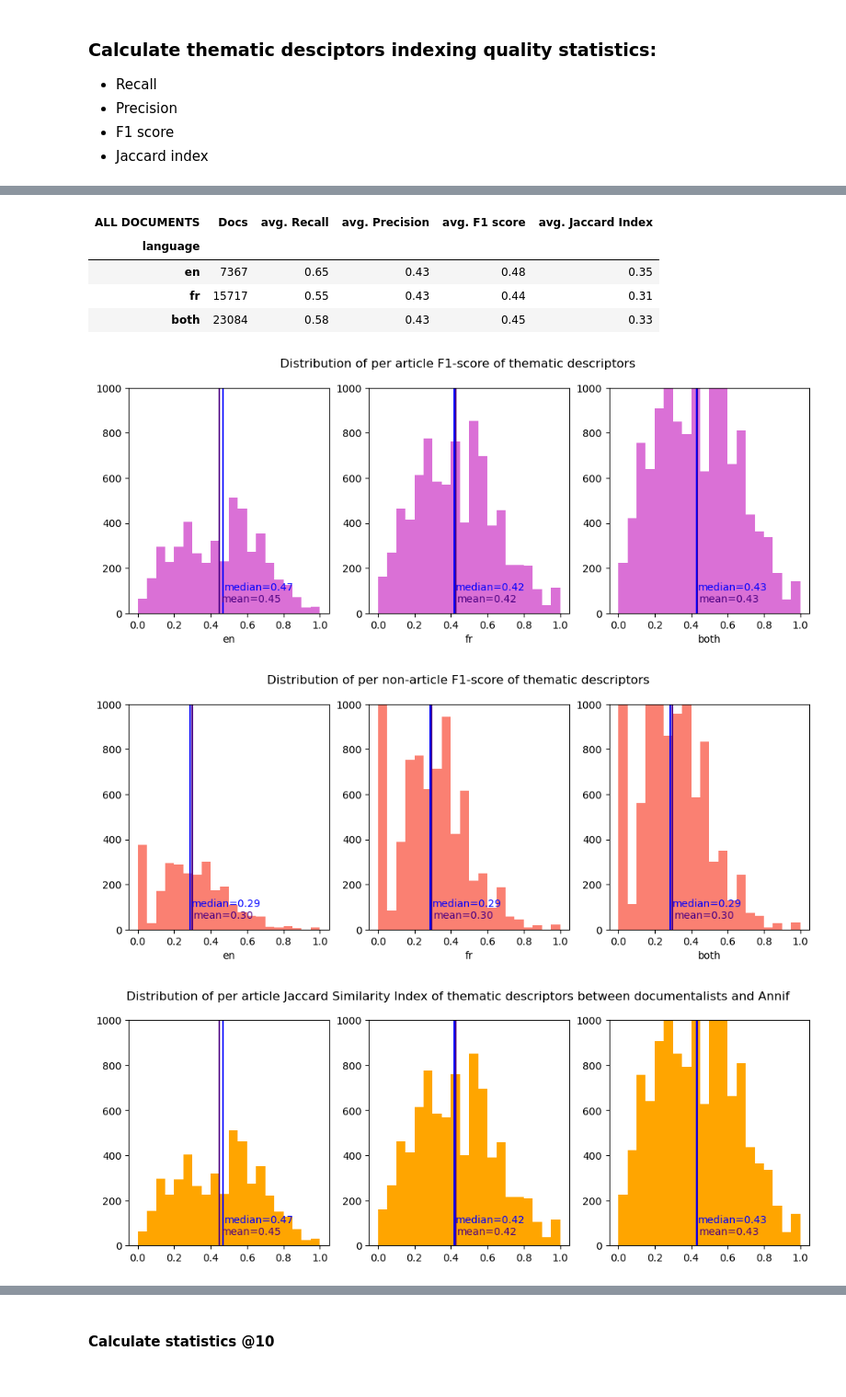
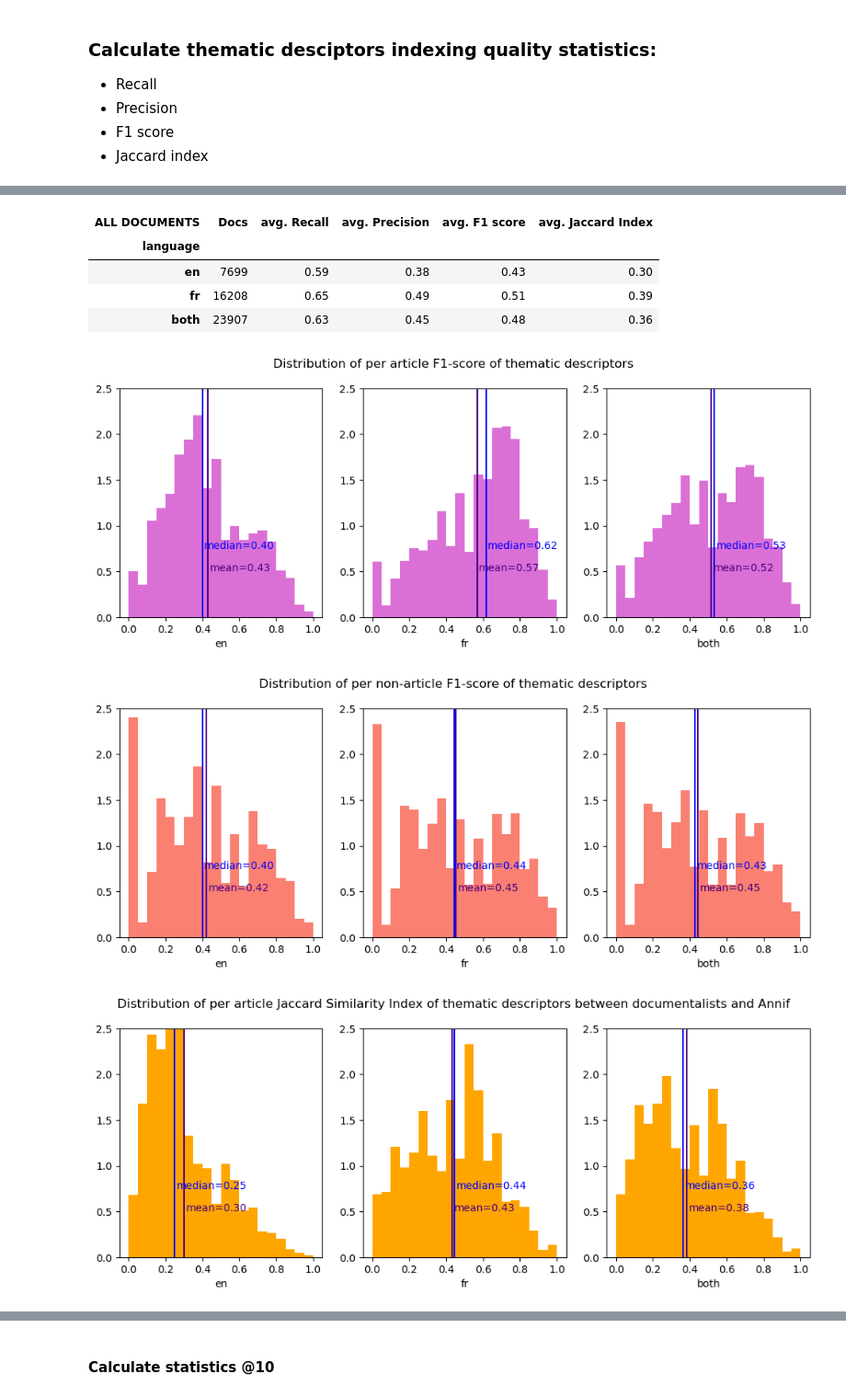
Before and after one commit to issa-project/issa-pipeline, a Jupyter notebook: notebooks/issa-descriptor-analysis.ipynb, the cells around one changed output, grey strips where cells are left out. Shown at 92% size. Cells and saved outputs as stored; diff of their text form; code cells hidden in the pictures.

```diff
--- a/notebooks/issa-descriptor-analysis.ipynb
+++ b/notebooks/issa-descriptor-analysis.ipynb
@@ -382,8 +303,8 @@ df_metrics_art['both'].head()
 # %%
-df_metrics_non_art = {}
+df_metrics_non_articles = {}
 
 for lang in ['en','fr']:
-    df_metrics_non_art[lang] = query_metrics(lang, articles=False)
+    df_metrics_non_articles[lang] = query_metrics(lang, articles=False)
 
-df_metrics_non_art['both'] = pd.concat(df_metrics_non_art.values() )
+df_metrics_non_articles['both'] = pd.concat(df_metrics_non_articles.values() )
 # %% [output]
@@ -427,14 +348,14 @@ def show_hist(plt, i, df , column='F1', x_label='',
 
     plt.subplot(1 , 3, i+1)
 
-    plt.hist(df.loc[:, column], 20, facecolor=hist_color)
+    plt.hist(df.loc[:, column], 20, facecolor=hist_color, density=True)
     plt.xlabel(x_label)#['English', 'French', 'Both'][i])
-    plt.ylim(0, 1000)
+    plt.ylim(0, 2.5)
     plt.axvline(mean, color='indigo')
-    plt.text(mean + 0.01, 50, 'mean=%.2f' % mean, color=mean_color)
+    plt.text(mean + 0.01, 0.5, 'mean=%.2f' % mean, color=mean_color)
 
     plt.axvline(median, color="blue")
-    plt.text(median + 0.01, 100, 'median=%.2f' % median , color=median_color)
+    plt.text(median + 0.01, 0.75, 'median=%.2f' % median , color=median_color)
 # %%
 # Enable to display dataframes side by side
 from IPython.display import display, HTML
@@ -468,49 +389,49 @@ display(df_summary)
 # %%
 pd.options.display.float_format = '{:,.2f}'.format
-df_metrics_all = {'en' : pd.concat([df_metrics_art['en'], df_metrics_non_art['en']]),
-                  'fr' : pd.concat([df_metrics_art['fr'], df_metrics_non_art['fr']]),
-                  'both': pd.concat([df_metrics_art['both'], df_metrics_non_art['both']])}
+df_metrics_all = {'en' : pd.concat([df_metrics_articles['en'], df_metrics_non_articles['en']]),
+                  'fr' : pd.concat([df_metrics_articles['fr'], df_metrics_non_articles['fr']]),
+                  'both': pd.concat([df_metrics_articles['both'], df_metrics_non_articles['both']])}
 
 df_summary = summary_dataframe(df_metrics_all, title='ALL DOCUMENTS')
 display(df_summary)
 # %% [output]
 | ALL DOCUMENTS | Docs | avg. Recall | avg. Precision | avg. F1 score | avg. Jaccard Index |
 | language |  |  |  |  |  |
-| en | 7367 | 0.65 | 0.43 | 0.48 | 0.35 |
-| fr | 15717 | 0.55 | 0.43 | 0.44 | 0.31 |
-| both | 23084 | 0.58 | 0.43 | 0.45 | 0.33 |
+| en | 7699 | 0.59 | 0.38 | 0.43 | 0.30 |
+| fr | 16208 | 0.65 | 0.49 | 0.51 | 0.39 |
+| both | 23907 | 0.63 | 0.45 | 0.48 | 0.36 |
 # %%
 fig = plt.figure(figsize=(12, 4))
 fig.suptitle('Distribution of per article F1-score of thematic descriptors')
 
-for i, df_f1 in enumerate(df_metrics_art.values()):
-    show_hist(plt, i, df_f1, 'JaccardIndex', list(df_metrics_art.keys())[i], hist_color='orchid')
+for i, df_f1 in enumerate(df_metrics_articles.values()):
+    show_hist(plt, i, df_f1, 'F1', list(df_metrics_articles.keys())[i], hist_color='orchid')
 #show_hist(plt, i+1, pd.concat(df_metrics.values() ), 'F1', hist_color='orchid')
 
 plt.show()
 # %% [output]
-[figure, old version]
+[figure, new version]
 # %%
 fig = plt.figure(figsize=(12, 4))
 fig.suptitle('Distribution of per non-article F1-score of thematic descriptors')
 
-for i, df_f1 in enumerate(df_metrics_non_art.values()):
-    show_hist(plt, i, df_f1, 'F1', list(df_metrics_art.keys())[i], hist_color='salmon')
+for i, df_f1 in enumerate(df_metrics_non_articles.values()):
+    show_hist(plt, i, df_f1, 'F1', list(df_metrics_non_articles.keys())[i], hist_color='salmon')
 #show_hist(plt, i+1, pd.concat(df_metrics.values() ), 'F1', hist_color='orchid')
 
 plt.show()
 # %% [output]
-[figure, old version]
+[figure, new version]
 # %%
 fig = plt.figure(figsize=(12, 4))
 fig.suptitle('Distribution of per article Jaccard Similarity Index of thematic descriptors between documentalists and Annif')
 
-for i, df_js in enumerate(df_metrics_art.values()):
-    show_hist(plt, i, df_js , column='JaccardIndex', hist_color='orange')
+for i, df_js in enumerate(df_metrics_articles.values()):
+    show_hist(plt, i, df_js , column='JaccardIndex', x_label=list(df_metrics_articles.keys())[i], hist_color='orange')
 
 plt.show()
 # %% [output]
-[figure, old version]
+[figure, new version]
 # %%
 fig = plt.figure(figsize=(12, 4))
 fig.suptitle('Distribution of per non-article Jaccard Similarity Index of thematic descriptors between documentalists and Annif')
```
Also changed, not shown: parts of 40 cells of this notebook, 3 other files.
